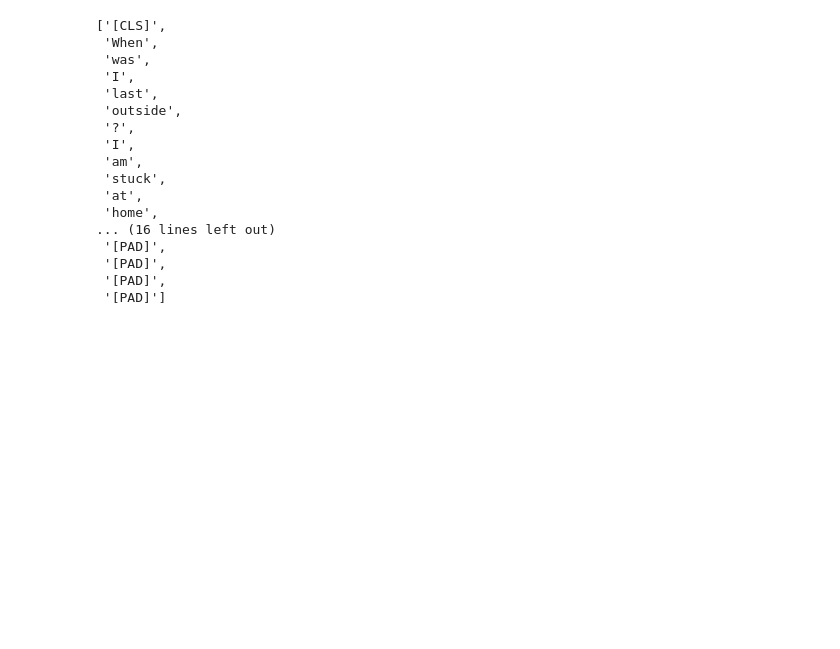
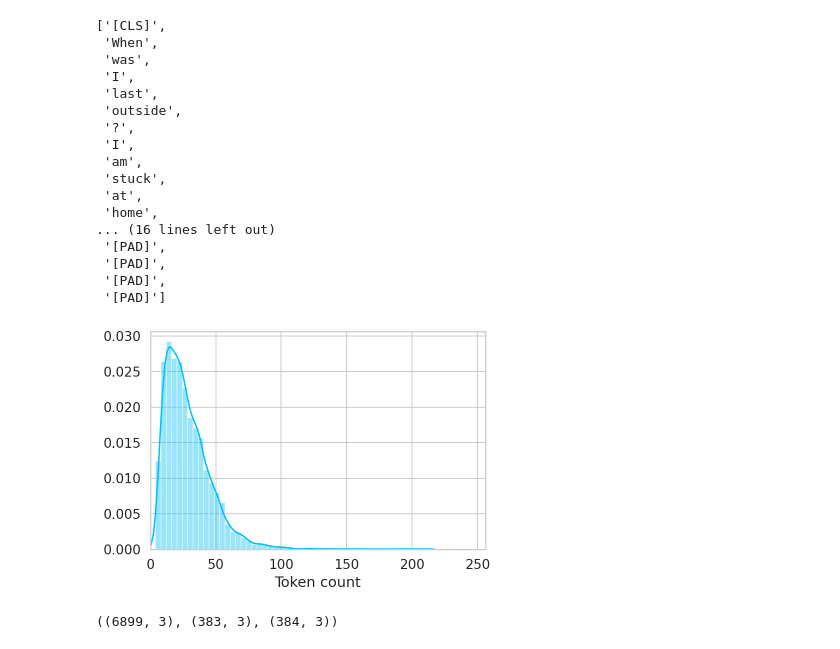
Before and after one commit to tushar1210/Emotional-Anlaysis-BERT, a Jupyter notebook: BERT.ipynb, the cells around one changed output. Drawn from its saved outputs; the diff is of its cells as text; code cells hidden in the pictures; blank space fills up the shorter version.

```diff
--- a/BERT.ipynb
+++ b/BERT.ipynb
@@ -160,3 +198,9 @@ token_lens = []
 for txt in df.Sentence:
   tokens = tokenizer.encode(txt, max_length=512)
   token_lens.append(len(tokens))
+# %%
+sns.distplot(token_lens)
+plt.xlim([0, 256]);
+plt.xlabel('Token count');
+# %% [output]
+[figure, added]
@@ -162,0 +242,4 @@ for txt in df.Sentence:
+# %%
+df_train.shape, df_val.shape, df_test.shape
+# %% [output]
+((6899, 3), (383, 3), (384, 3))
```
Also changed, not shown: parts of 12 cells of this notebook.
